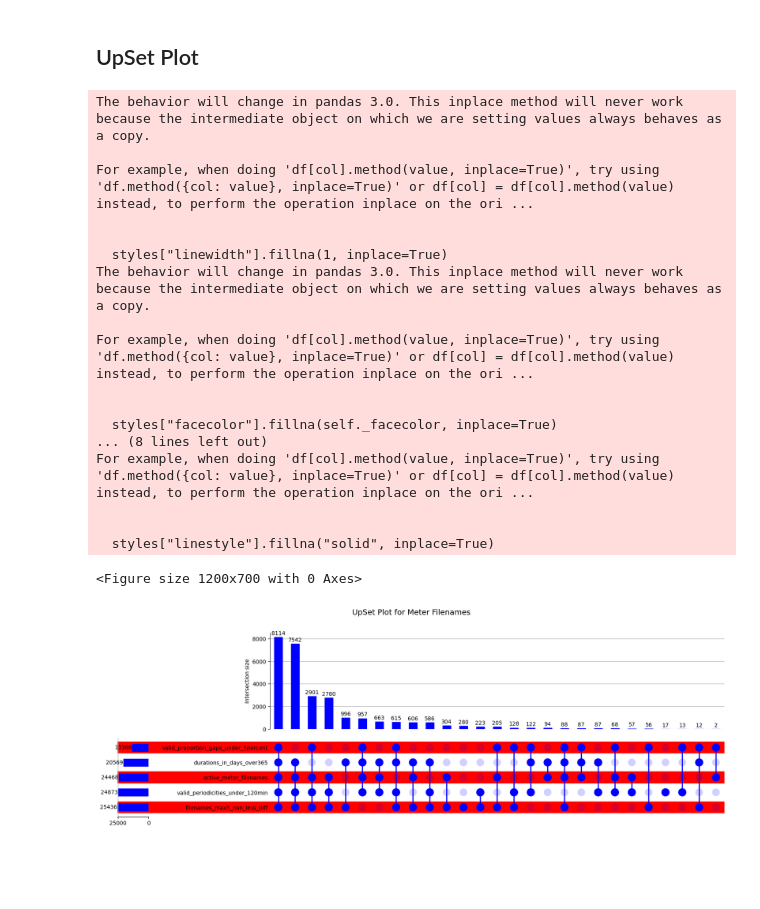
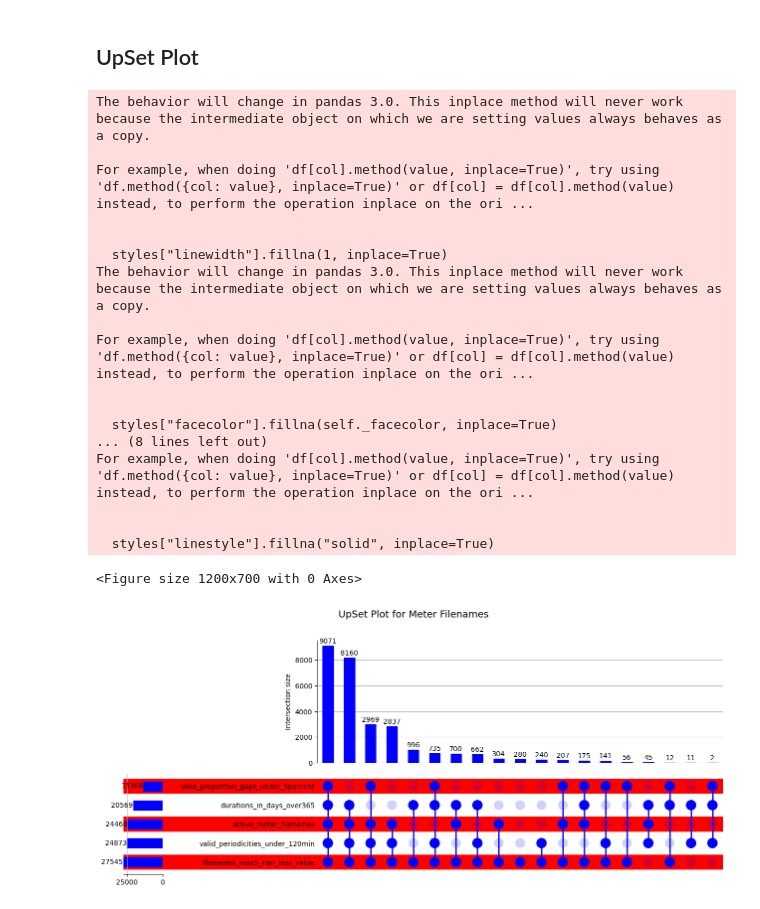
Before and after one commit to andres-cerny/master_thesis, a Jupyter notebook: data_exploration.ipynb, the cells around one changed output. Cells and saved outputs as stored; diff of their text form; code cells hidden in the pictures; blank space fills up the shorter version.

Commit message:
correct diffs

```diff
--- a/data_exploration.ipynb
+++ b/data_exploration.ipynb
@@ -529,7 +529,7 @@ plot_histogram_with_stats(list(valid_proportion_gaps.values()), "Proportion of t
 # %%
 valid_periodicities_under_120min = [filename for filename, periodicity in valid_periodicities.items() if periodicity < (60*60*2 + 5)]
 valid_proportion_gaps_under_5percent = [filename for filename, gap in valid_proportion_gaps.items() if gap < 0.05]
-filenames_max5_nan_less_diff = [filename for filename, nan_count in nan_diff_counts.items() if nan_count < 5]
+filenames_max5_nan_less_diff = [filename for filename, nan_count in nan_value_counts.items() if nan_count < 5]
 durations_in_days_over365 = [filename for filename, duration in durations_in_days_dict.items() if duration > 365]
 #active_meter_filenames
 # %%
@@ -538,7 +538,7 @@ sets_dict = {
     'valid_periodicities_under_120min': valid_periodicities_under_120min,
     'valid_proportion_gaps_under_5percent': valid_proportion_gaps_under_5percent,
     'active_meter_filenames': active_meter_filenames,
-    'filenames_max5_nan_less_diff': filenames_max5_nan_less_diff,
+    'filenames_max5_nan_less_value': filenames_max5_nan_less_diff,
     'durations_in_days_over365': durations_in_days_over365
 }
 
@@ -551,31 +551,31 @@ upset = UpSet(
     upset_data,
     show_counts='%d',
     sort_by='cardinality',
     facecolor='blue',           # Blue for intersection bars
     shading_color='red',        # Orange for set size bars
     element_size=40
 )
 upset.plot()
 
 plt.suptitle('UpSet Plot for Meter Filenames', y=0.98, fontsize=14)
 plt.show()
 # %% [output]
 The behavior will change in pandas 3.0. This inplace method will never work because the intermediate object on which we are setting values always behaves as a copy.
 
 For example, when doing 'df[col].method(value, inplace=True)', try using 'df.method({col: value}, inplace=True)' or df[col] = df[col].method(value) instead, to perform the operation inplace on the ori ...
 
 
   styles["linewidth"].fillna(1, inplace=True)
 The behavior will change in pandas 3.0. This inplace method will never work because the intermediate object on which we are setting values always behaves as a copy.
 
 For example, when doing 'df[col].method(value, inplace=True)', try using 'df.method({col: value}, inplace=True)' or df[col] = df[col].method(value) instead, to perform the operation inplace on the ori ...
 
 
   styles["facecolor"].fillna(self._facecolor, inplace=True)
 ... (8 lines left out)
 For example, when doing 'df[col].method(value, inplace=True)', try using 'df.method({col: value}, inplace=True)' or df[col] = df[col].method(value) instead, to perform the operation inplace on the ori ...
 
 
   styles["linestyle"].fillna("solid", inplace=True)
 <Figure size 1200x700 with 0 Axes>
-[figure, old version]
+[figure, new version]
```
Also changed, not shown: parts of 1 cell of this notebook, 2 other files.
